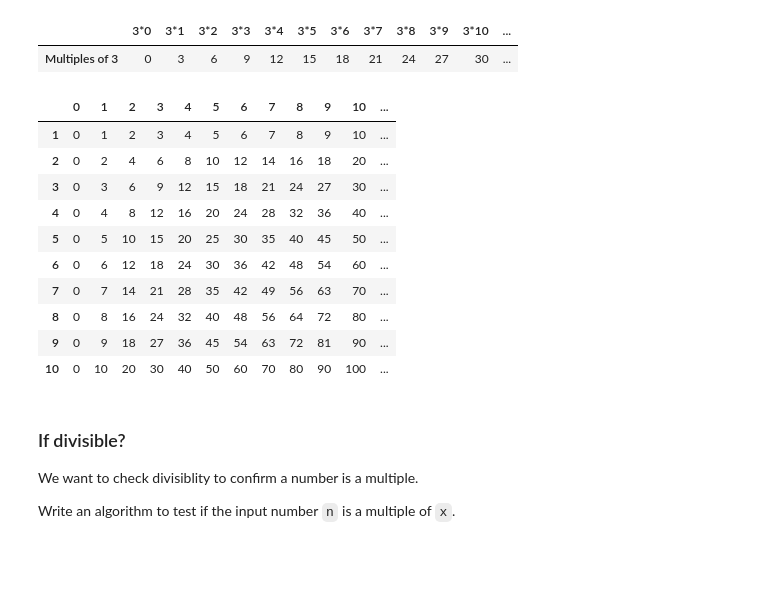
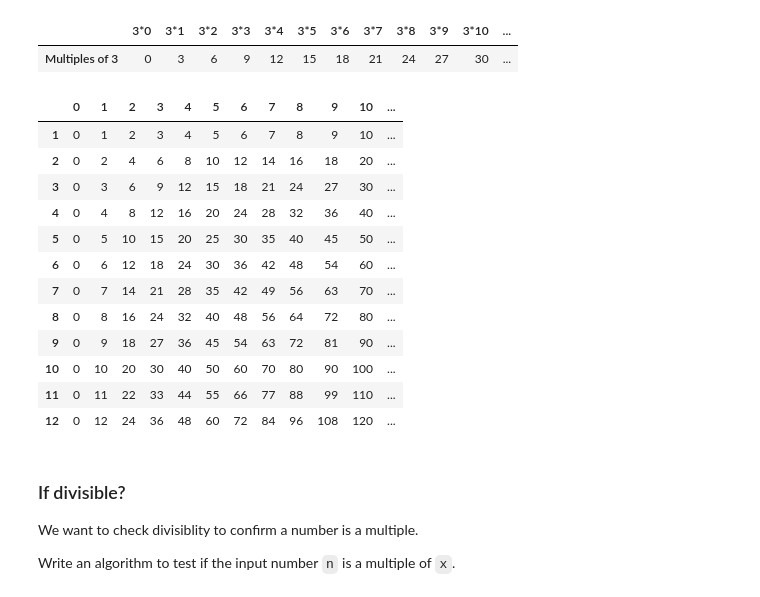
Before and after one commit to solarecho3/math, a Jupyter notebook: scratch.ipynb, the cells around one changed output. Drawn from its saved outputs; the diff is of its cells as text; code cells hidden in the pictures; blank space fills up the shorter version.

```diff
--- a/scratch.ipynb
+++ b/scratch.ipynb
@@ -15,7 +15,7 @@ import pandas as pd
 import json
 import time
 
-def big_table(count: int):
+def big_table(count: int, counting_number):
 
     '''
     Show a big table of multiples.
@@ -29,7 +29,7 @@ def big_table(count: int):
 
     for i in range(1, count+1):
 
-        table_container.append(mult_table_internal(i, 12))
+        table_container.append(mult_table_internal(i, counting_number))
 
     df = pd.DataFrame()
 
@@ -122,20 +122,22 @@ mult_table(3, 12).T
 |  | 3*0 | 3*1 | 3*2 | 3*3 | 3*4 | 3*5 | 3*6 | 3*7 | 3*8 | 3*9 | 3*10 | ... |
 | Multiples of 3 | 0 | 3 | 6 | 9 | 12 | 15 | 18 | 21 | 24 | 27 | 30 | ... |
 # %%
-df = big_table(10)
+df = big_table(12,12)
 df.T
 # %% [output]
 |  | 0 | 1 | 2 | 3 | 4 | 5 | 6 | 7 | 8 | 9 | 10 | ... |
 | 1 | 0 | 1 | 2 | 3 | 4 | 5 | 6 | 7 | 8 | 9 | 10 | ... |
 | 2 | 0 | 2 | 4 | 6 | 8 | 10 | 12 | 14 | 16 | 18 | 20 | ... |
 | 3 | 0 | 3 | 6 | 9 | 12 | 15 | 18 | 21 | 24 | 27 | 30 | ... |
 | 4 | 0 | 4 | 8 | 12 | 16 | 20 | 24 | 28 | 32 | 36 | 40 | ... |
 | 5 | 0 | 5 | 10 | 15 | 20 | 25 | 30 | 35 | 40 | 45 | 50 | ... |
 | 6 | 0 | 6 | 12 | 18 | 24 | 30 | 36 | 42 | 48 | 54 | 60 | ... |
 | 7 | 0 | 7 | 14 | 21 | 28 | 35 | 42 | 49 | 56 | 63 | 70 | ... |
 | 8 | 0 | 8 | 16 | 24 | 32 | 40 | 48 | 56 | 64 | 72 | 80 | ... |
 | 9 | 0 | 9 | 18 | 27 | 36 | 45 | 54 | 63 | 72 | 81 | 90 | ... |
 | 10 | 0 | 10 | 20 | 30 | 40 | 50 | 60 | 70 | 80 | 90 | 100 | ... |
+| 11 | 0 | 11 | 22 | 33 | 44 | 55 | 66 | 77 | 88 | 99 | 110 | ... |
+| 12 | 0 | 12 | 24 | 36 | 48 | 60 | 72 | 84 | 96 | 108 | 120 | ... |
 # %% [markdown]
 ### If divisible?
 
```
Also changed, not shown: parts of 4 cells of this notebook.
